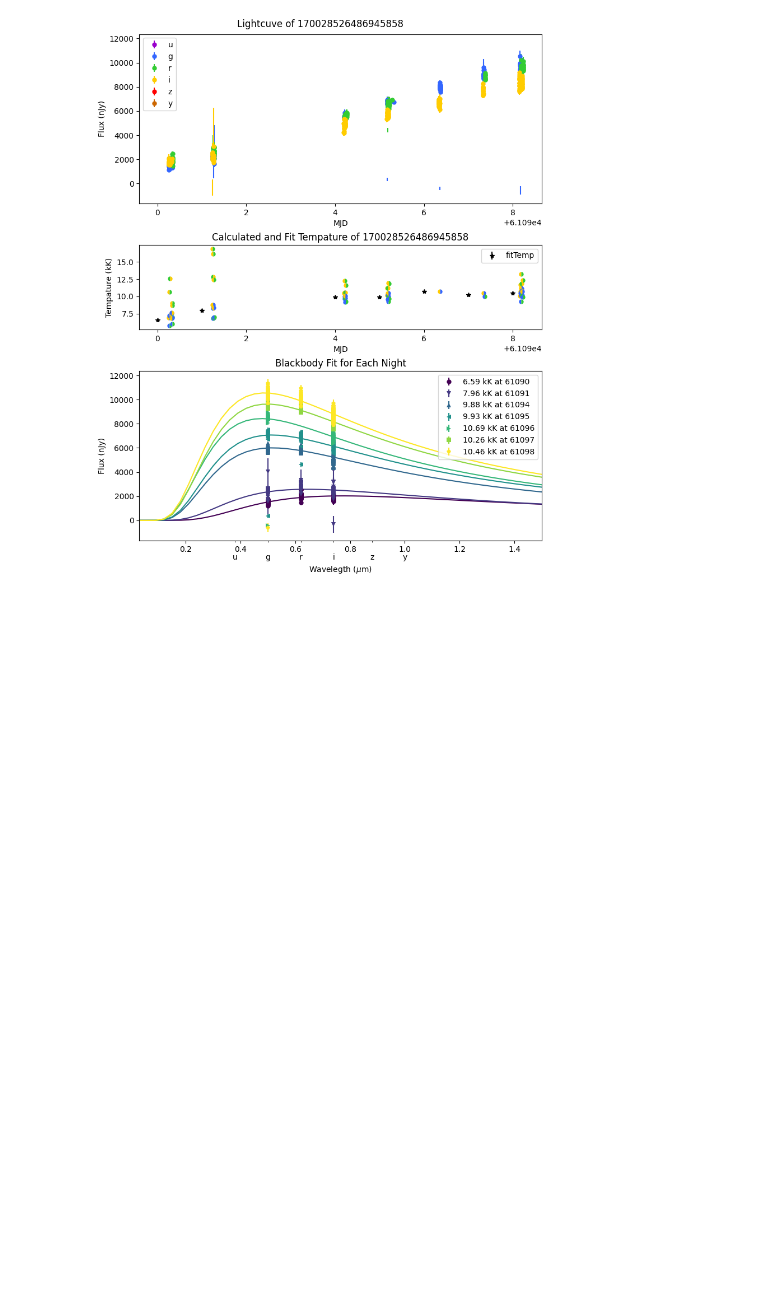
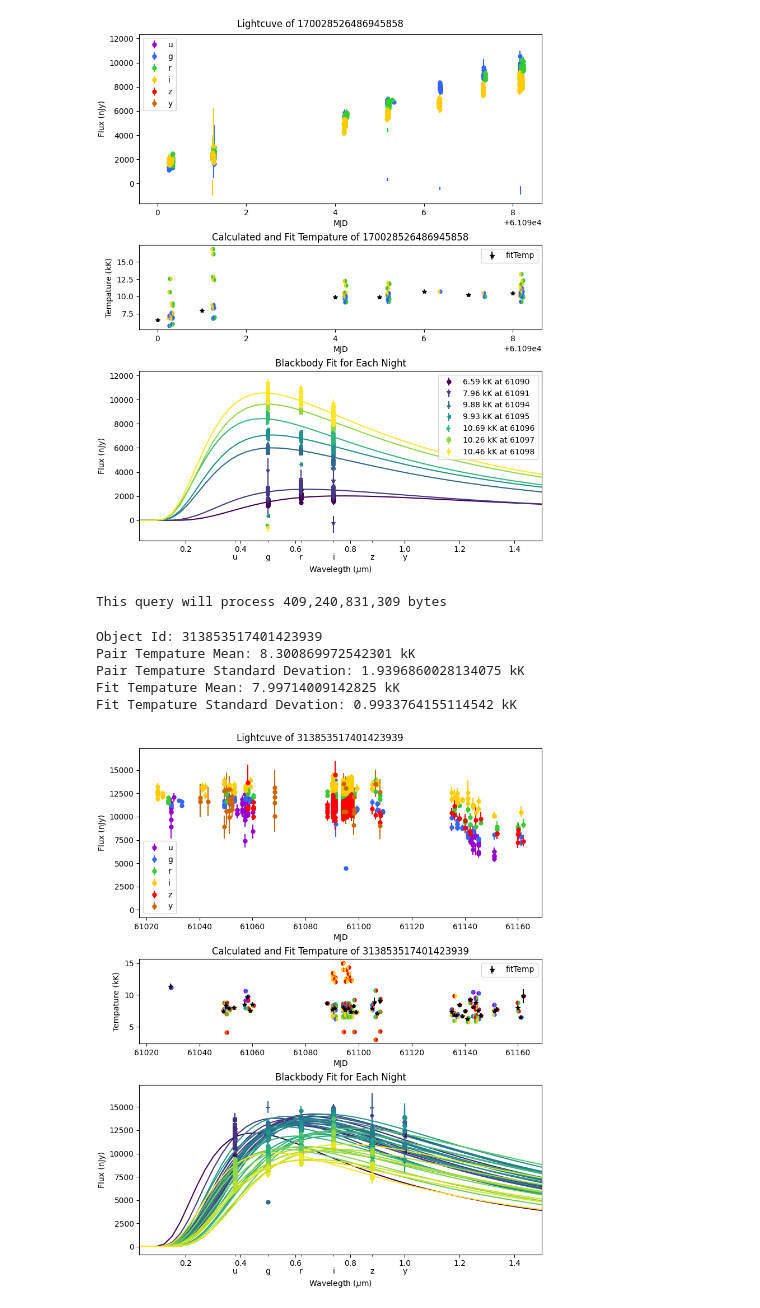
Before and after one commit to mwvgroup/pittgoogle-user-demos, a Jupyter notebook: other-examples/temperature_analysis.ipynb, the cells around one changed output. Saved outputs shown, nothing was run; the diff lists cells and outputs as text; code cells hidden in the pictures; blank space fills up the shorter version.

```diff
--- a/other-examples/temperature_analysis.ipynb
+++ b/other-examples/temperature_analysis.ipynb
@@ -137,7 +137,7 @@ def plot(objID, objList, pairTemp, fitTemp):
     # add ticks for each band offset by small amount so they dont interfere with current ticks
     ax3.set_xticks(list(tick + 0.0001 for tick in WL), list(f'\n{tick}' for tick in BANDS), minor = True)
 
-    ax3.legend()
+    # ax3.legend()
     plt.show()
 # %%
 def calculateFitTemp(objList, ebv):
@@ -419,3 +419,54 @@ Pair Tempature Standard Devation: 2.128794475531197 kK
 Fit Tempature Mean: 9.393678280074697 kK
 Fit Tempature Standard Devation: 1.5289462197197758 kK
 [figure]
+# %%
+diaObjectId = 313853517401423939
+bqclient = pittgoogle.bigquery.Client() # load the BigQuery client
+
+sql_query = f"""
+SELECT
+alerts.diaObject.diaObjectId,
+alerts.diaObject.ra,
+alerts.diaObject.dec,
+alerts.diaSource,
+alerts.prvDiaSources,
+alerts.prvDiaForcedSources
+FROM `pitt-alert-broker.lsst.alerts_v10_0` AS alerts
+WHERE
+alerts.diaObject.diaObjectId = {diaObjectId}
+ORDER BY alerts.diaSource.midpointMjdTai DESC
+LIMIT 1
+"""
+
+bqclient.query(query=sql_query, dry_run=True)
+# obj = bqclient.query(query=sql_query)
+
+# # pickle and save in a file
+# with open('object' + str(diaObjectId) + '.pkl', 'wb') as outf:
+#     pickle.dump(obj, outf)
+# %% [output]
+This query will process 409,240,831,309 bytes
+# %%
+diaObjectId = 313853517401423939
+
+# load the pickled data
+with open('object' + str(diaObjectId) + '.pkl', 'rb') as inf:
+    obj = pickle.load(inf)
+
+objList = combinedSources(obj)
+
+c = SkyCoord(obj.ra, obj.dec, unit="deg", frame='icrs')
+
+# The third argument is a distence
+# It seems to have no affect since SFD is 2D not 3D but it is a required field
+# I pass a large distence (100 kpc) in case it matters at some locations
+ebv = sfd_map(c.galactic.l.deg, c.galactic.b.deg, 100)[0]
+
+plotTemp(diaObjectId, objList, ebv)
+# %% [output]
+Object Id: 313853517401423939
+Pair Tempature Mean: 8.300869972542301 kK
+Pair Tempature Standard Devation: 1.9396860028134075 kK
+Fit Tempature Mean: 7.99714009142825 kK
+Fit Tempature Standard Devation: 0.9933764155114542 kK
+[figure, added]
```
Also changed, not shown: 1 other file.
